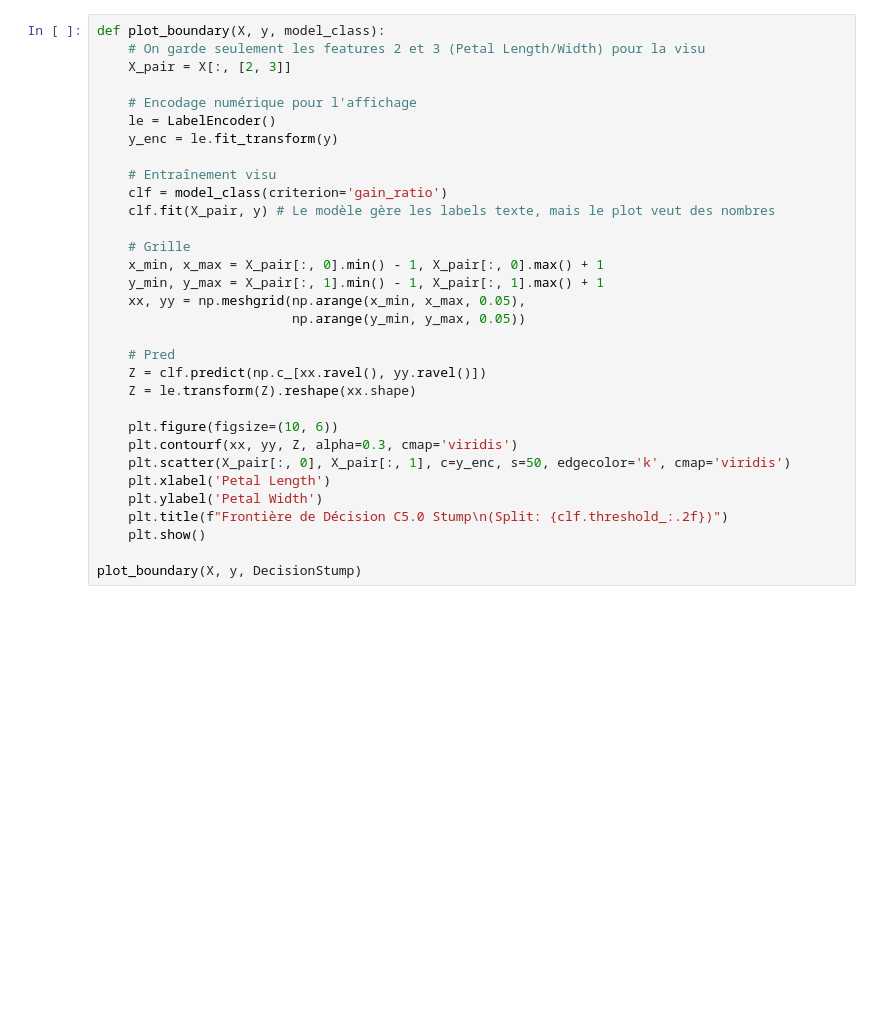
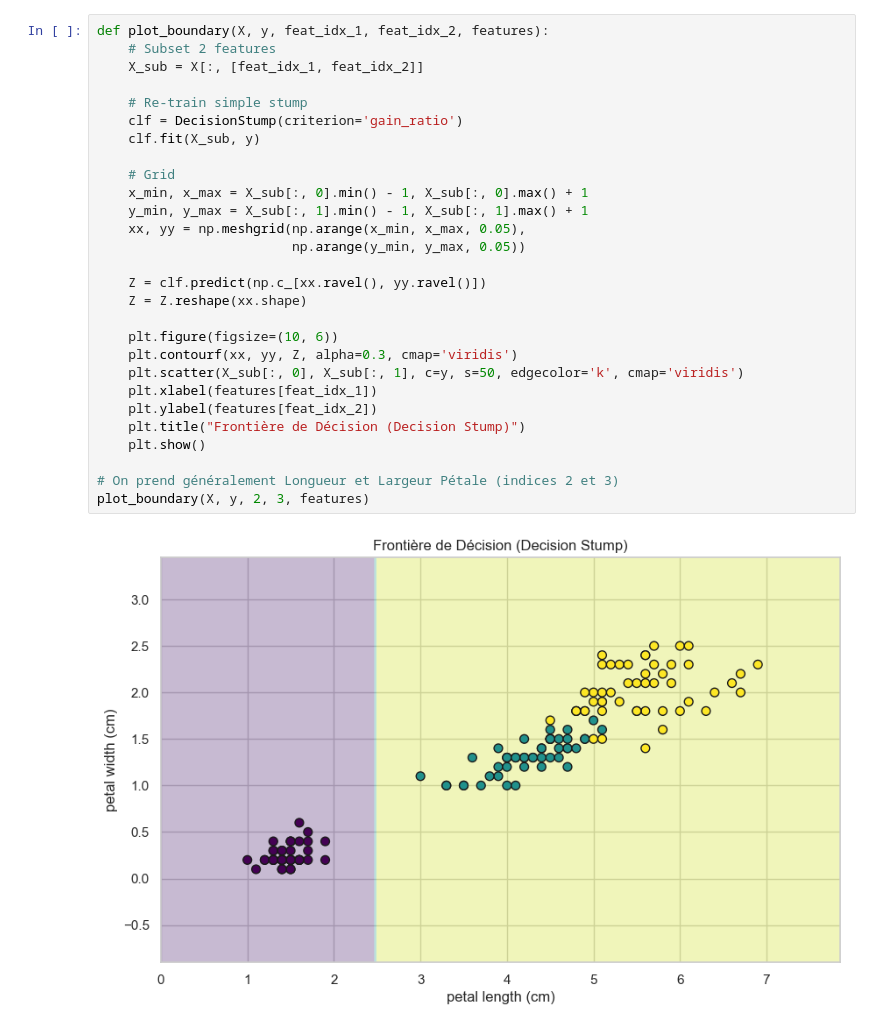
Before and after one commit to HalimaElfilaliEchChafiq/decision-stump-c50, a Jupyter notebook: notebooks/02_final_results.ipynb, the cells around one changed output. Cells and saved outputs as stored; diff of their text form; blank space fills up the shorter version.

```diff
--- a/notebooks/02_final_results.ipynb
+++ b/notebooks/02_final_results.ipynb
@@ -107,32 +78,30 @@ Pour visualiser la coupure, nous ré-entraînons un Stump sur les deux meilleure
 # %%
-def plot_boundary(X, y, model_class):
-    # On garde seulement les features 2 et 3 (Petal Length/Width) pour la visu
-    X_pair = X[:, [2, 3]]
+def plot_boundary(X, y, feat_idx_1, feat_idx_2, features):
+    # Subset 2 features
+    X_sub = X[:, [feat_idx_1, feat_idx_2]]
 
-    # Encodage numérique pour l'affichage
-    le = LabelEncoder()
-    y_enc = le.fit_transform(y)
+    # Re-train simple stump
+    clf = DecisionStump(criterion='gain_ratio')
+    clf.fit(X_sub, y)
 
-    # Entraînement visu
-    clf = model_class(criterion='gain_ratio')
-    clf.fit(X_pair, y) # Le modèle gère les labels texte, mais le plot veut des nombres
-
-    # Grille
-    x_min, x_max = X_pair[:, 0].min() - 1, X_pair[:, 0].max() + 1
-    y_min, y_max = X_pair[:, 1].min() - 1, X_pair[:, 1].max() + 1
+    # Grid
+    x_min, x_max = X_sub[:, 0].min() - 1, X_sub[:, 0].max() + 1
+    y_min, y_max = X_sub[:, 1].min() - 1, X_sub[:, 1].max() + 1
     xx, yy = np.meshgrid(np.arange(x_min, x_max, 0.05),
                          np.arange(y_min, y_max, 0.05))
 
-    # Pred
     Z = clf.predict(np.c_[xx.ravel(), yy.ravel()])
-    Z = le.transform(Z).reshape(xx.shape)
+    Z = Z.reshape(xx.shape)
 
     plt.figure(figsize=(10, 6))
     plt.contourf(xx, yy, Z, alpha=0.3, cmap='viridis')
-    plt.scatter(X_pair[:, 0], X_pair[:, 1], c=y_enc, s=50, edgecolor='k', cmap='viridis')
-    plt.xlabel('Petal Length')
-    plt.ylabel('Petal Width')
-    plt.title(f"Frontière de Décision C5.0 Stump\n(Split: {clf.threshold_:.2f})")
+    plt.scatter(X_sub[:, 0], X_sub[:, 1], c=y, s=50, edgecolor='k', cmap='viridis')
+    plt.xlabel(features[feat_idx_1])
+    plt.ylabel(features[feat_idx_2])
+    plt.title("Frontière de Décision (Decision Stump)")
     plt.show()
 
-plot_boundary(X, y, DecisionStump)
+# On prend généralement Longueur et Largeur Pétale (indices 2 et 3)
+plot_boundary(X, y, 2, 3, features)
+# %% [output]
+[figure, added]
```
Also changed, not shown: parts of 15 cells of this notebook, 5 other files.
